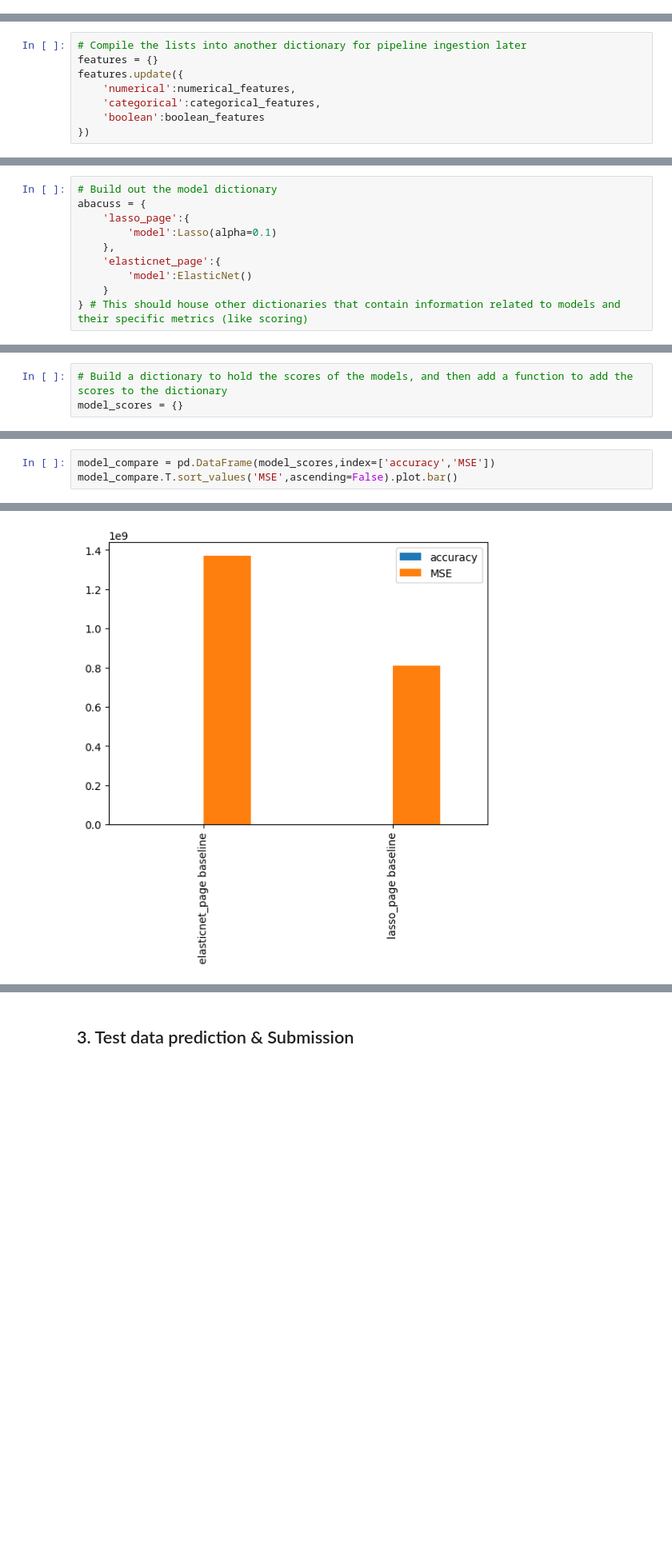
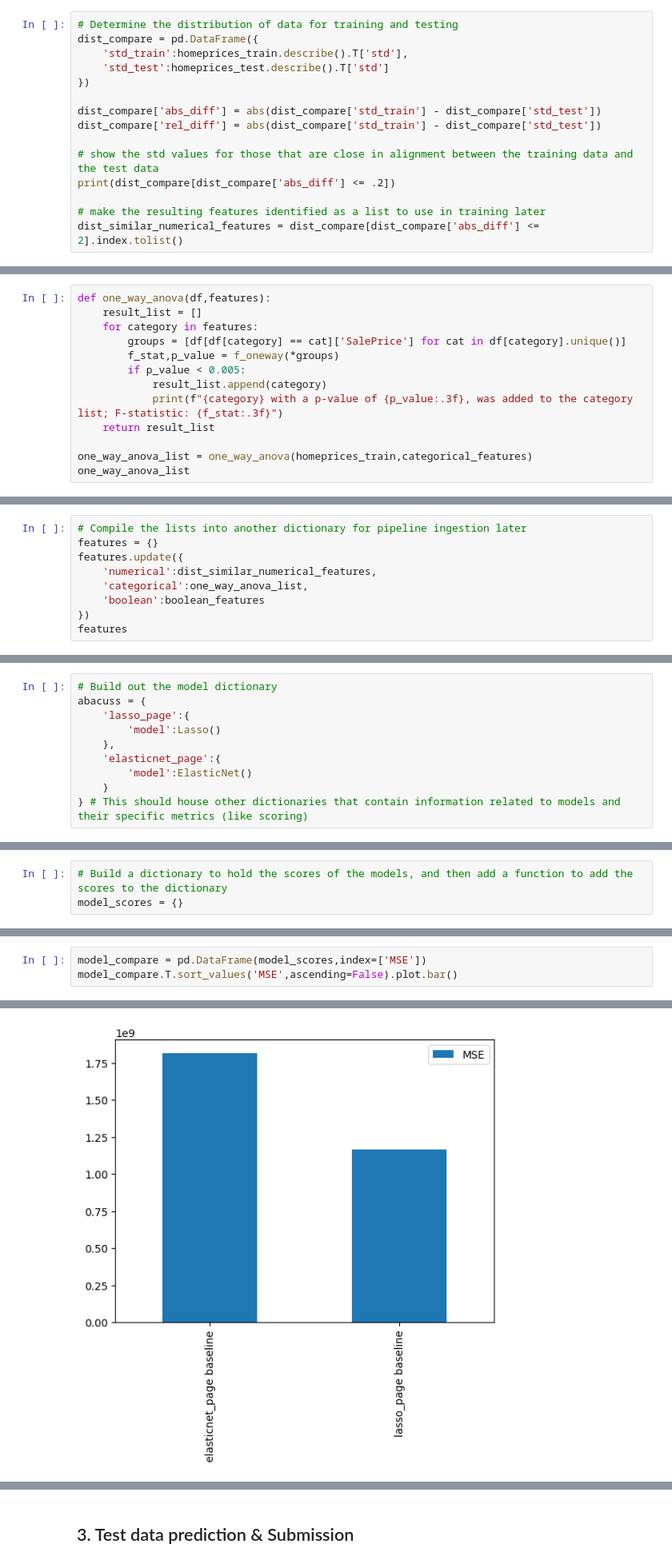
Before and after one commit to bcvilnrotter/kaggle-repos, a Jupyter notebook: house-prices-advanced-regression-techniques.ipynb, the cells around one changed output, grey strips where cells are left out. Shown at 80% size. Cells and saved outputs as stored; diff of their text form; blank space fills up the shorter version.

Commit message:
Kaggle Notebook | House Prices - Advanced Regression Techniques | Version 11

```diff
--- a/house-prices-advanced-regression-techniques.ipynb
+++ b/house-prices-advanced-regression-techniques.ipynb
@@ -43,0 +46,15 @@ homeprices_train = pd.read_csv("/kaggle/input/house-prices-advanced-regression-t
+# %%
+# Determine the distribution of data for training and testing
+dist_compare = pd.DataFrame({
+    'std_train':homeprices_train.describe().T['std'],
+    'std_test':homeprices_test.describe().T['std']
+})
+
+dist_compare['abs_diff'] = abs(dist_compare['std_train'] - dist_compare['std_test'])
+dist_compare['rel_diff'] = abs(dist_compare['std_train'] - dist_compare['std_test'])
+
+# show the std values for those that are close in alignment between the training data and the test data
+print(dist_compare[dist_compare['abs_diff'] <= .2])
+
+# make the resulting features identified as a list to use in training later
+dist_similar_numerical_features = dist_compare[dist_compare['abs_diff'] <= 2].index.tolist()
@@ -247,3 +307,16 @@ def make_pipeline(features,model_object):
         ('preprocessor',preprocessor),
         ('estimator',model_object)
     ])
+# %%
+def one_way_anova(df,features):
+    result_list = []
+    for category in features:
+        groups = [df[df[category] == cat]['SalePrice'] for cat in df[category].unique()]
+        f_stat,p_value = f_oneway(*groups)
+        if p_value < 0.005:
+            result_list.append(category)
+            print(f"{category} with a p-value of {p_value:.3f}, was added to the category list; F-statistic: {f_stat:.3f}")
+    return result_list
+
+one_way_anova_list = one_way_anova(homeprices_train,categorical_features)
+one_way_anova_list
@@ -251,7 +359,8 @@ def make_pipeline(features,model_object):
 # Compile the lists into another dictionary for pipeline ingestion later
 features = {}
 features.update({
-    'numerical':numerical_features,
-    'categorical':categorical_features,
+    'numerical':dist_similar_numerical_features,
+    'categorical':one_way_anova_list,
     'boolean':boolean_features
 })
+features
@@ -295,7 +396,7 @@ from sklearn.model_selection import train_test_split
 # Build out the model dictionary
 abacuss = {
     'lasso_page':{
-        'model':Lasso(alpha=0.1)
+        'model':Lasso()
     },
     'elasticnet_page':{
         'model':ElasticNet()
@@ -333,11 +430,11 @@ for page in abacuss:
         }
     })
 # %%
-model_compare = pd.DataFrame(model_scores,index=['accuracy','MSE'])
+model_compare = pd.DataFrame(model_scores,index=['MSE'])
 model_compare.T.sort_values('MSE',ascending=False).plot.bar()
 # %% [output]
 <Axes: >
-[figure, old version]
+[figure, new version]
 # %% [markdown]
 ## 2. Hypertuning Parameters & Final model selection <a class='anchor' id='chapter2'></a>
 will get back to this later
```
Also changed, not shown: parts of 17 cells of this notebook.
